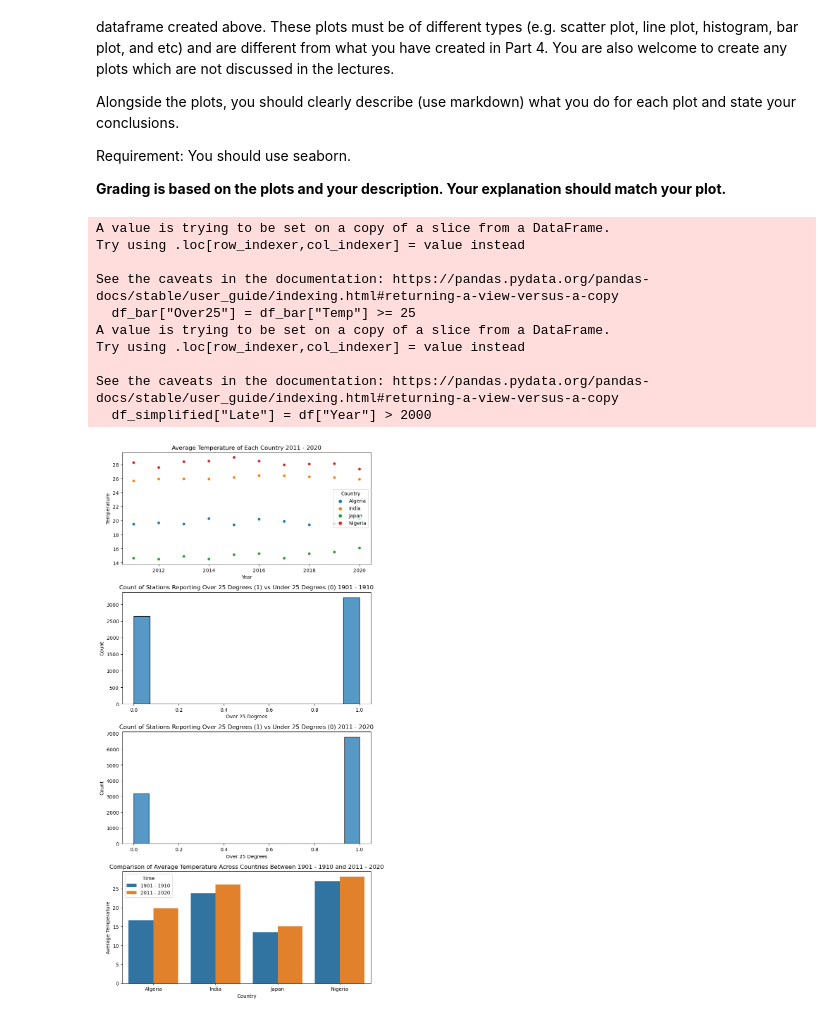
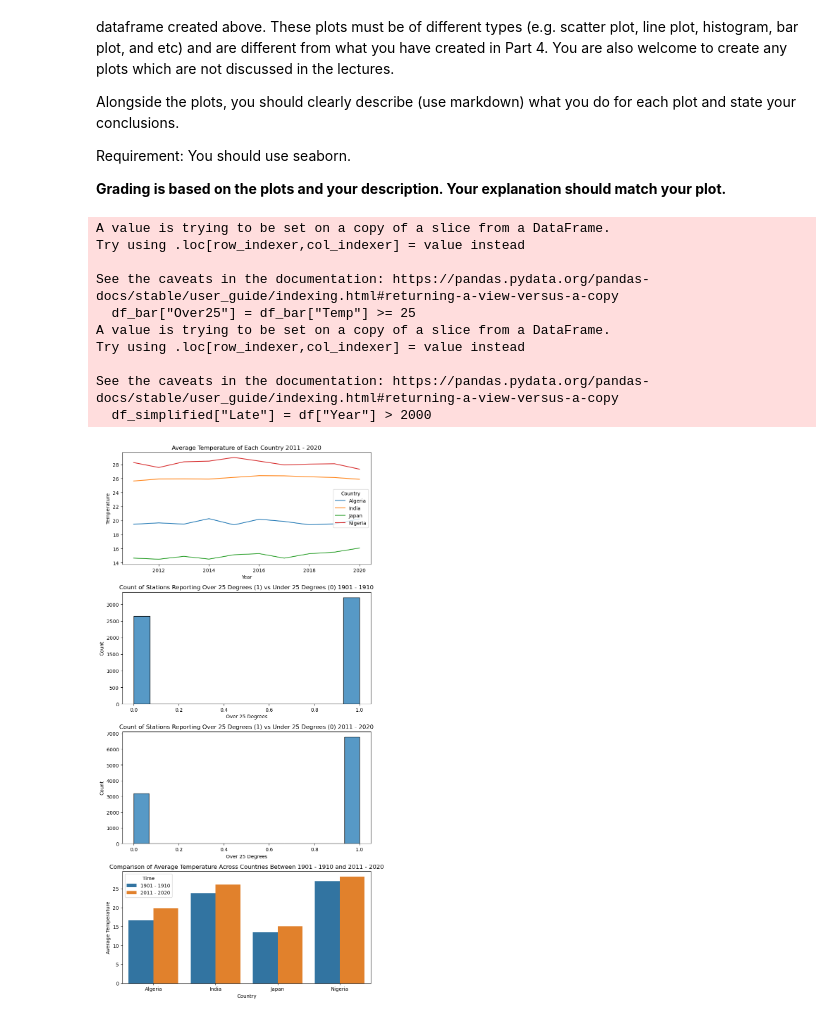
Before and after one commit to stephenyu2/HW, a Jupyter notebook: HW1.ipynb, the cells around one changed output. Cells and saved outputs as stored; diff of their text form; code cells hidden in the pictures.

```diff
--- a/HW1.ipynb
+++ b/HW1.ipynb
@@ -217,35 +233,35 @@ df_means = df_simplified.groupby(["Country", "Year"])["Temp"].mean()
 df_means = df_means.reset_index()
 
 fig, ax = plt.subplots(4, 1, figsize=(8, 16))
-sns.scatterplot(df_means, x = "Year", y = "Temp", hue = "Country", ax = ax[0])
+sns.lineplot(df_means, x = "Year", y = "Temp", hue = "Country", ax = ax[0])
 ax[0].set(title = "Average Temperature of Each Country 2011 - 2020", ylabel = "Temperature")
 
 df_bar = df[df["Country"] == "India"]
 df_bar["Over25"] = df_bar["Temp"] >= 25
 df_bar_1900 = df_bar[df["Year"] < 2000]
 df_bar_2000 = df_bar[df["Year"] > 2000]
 sns.histplot(df_bar_1900, x = "Over25", ax = ax[1])
 sns.histplot(df_bar_2000, x = "Over25", ax = ax[2])
 ax[1].set(title = "Count of Stations Reporting Over 25 Degrees (1) vs Under 25 Degrees (0) 1901 - 1910", xlabel = "Over 25 Degrees")
 ax[2].set(title = "Count of Stations Reporting Over 25 Degrees (1) vs Under 25 Degrees (0) 2011 - 2020", xlabel = "Over 25 Degrees")
 
 df_simplified = df[df["Country"].isin(["India", "Japan", "Algeria", "Nigeria"])]
 df_simplified["Late"] = df["Year"] > 2000
 df_means = df_simplified.groupby(["Country", "Late"])["Temp"].mean()
 df_means = df_means.reset_index()
 df_means["Time"] = df_means["Late"].map({True : "2011 - 2020", False : "1901 - 1910"})
 sns.barplot(df_means, x = "Country", y = "Temp", hue = "Time", ax = ax[3])
 ax[3].set(title = "Comparison of Average Temperature Across Countries Between 1901 - 1910 and 2011 - 2020", ylabel = "Average Temperature")
 fig.tight_layout()
 # %% [output]
 A value is trying to be set on a copy of a slice from a DataFrame.
 Try using .loc[row_indexer,col_indexer] = value instead
 
 See the caveats in the documentation: https://pandas.pydata.org/pandas-docs/stable/user_guide/indexing.html#returning-a-view-versus-a-copy
   df_bar["Over25"] = df_bar["Temp"] >= 25
 A value is trying to be set on a copy of a slice from a DataFrame.
 Try using .loc[row_indexer,col_indexer] = value instead
 
 See the caveats in the documentation: https://pandas.pydata.org/pandas-docs/stable/user_guide/indexing.html#returning-a-view-versus-a-copy
   df_simplified["Late"] = df["Year"] > 2000
-[figure, old version]
+[figure, new version]
```
Also changed, not shown: parts of 6 cells of this notebook, 1 other file.
